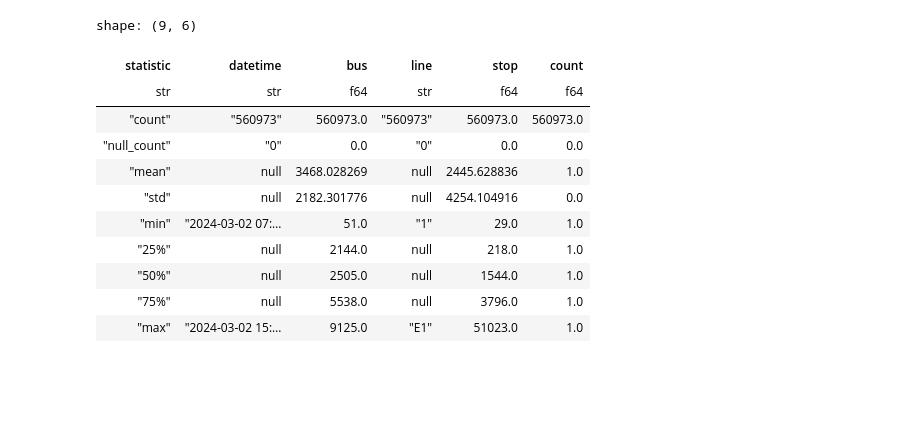
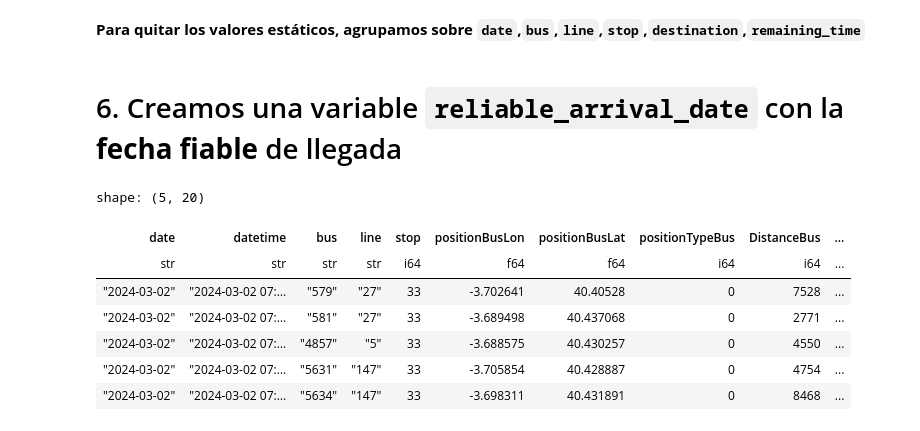
Before and after one commit to oeg-upm/inesdata-mov-data-generation, a Jupyter notebook: docs/notebooks/eda/emt_eda.ipynb, the cells around one changed output. Drawn from its saved outputs; the diff is of its cells as text; code cells hidden in the pictures; blank space fills up the shorter version.

```diff
--- a/docs/notebooks/eda/emt_eda.ipynb
+++ b/docs/notebooks/eda/emt_eda.ipynb
@@ -233,17 +156,2 @@ query_day = lf.group_by(['datetime','bus','line','stop']).count().filter(pl.col(
-# %%
-pk = march_02.group_by(['datetime','bus','line','stop']).count()
-march_02 = pk.filter(pk['count']==1)
-march_02.describe()
-# %% [output]
-shape: (9, 6)
-| statistic | datetime | bus | line | stop | count |
-| str | str | f64 | str | f64 | f64 |
-| "count" | "560973" | 560973.0 | "560973" | 560973.0 | 560973.0 |
-| "null_count" | "0" | 0.0 | "0" | 0.0 | 0.0 |
-| "mean" | null | 3468.028269 | null | 2445.628836 | 1.0 |
-| "std" | null | 2182.301776 | null | 4254.104916 | 0.0 |
-| "min" | "2024-03-02 07:… | 51.0 | "1" | 29.0 | 1.0 |
-| "25%" | null | 2144.0 | null | 218.0 | 1.0 |
-| "50%" | null | 2505.0 | null | 1544.0 | 1.0 |
-| "75%" | null | 5538.0 | null | 3796.0 | 1.0 |
-| "max" | "2024-03-02 15:… | 9125.0 | "E1" | 51023.0 | 1.0 |
+# %% [markdown]
+**Para quitar los valores estáticos, agrupamos sobre `date`,`bus`,`line`,`stop`,`destination`,`remaining_time`**
@@ -249,0 +160,15 @@ shape: (9, 6)
+# %% [markdown]
+# 6. Creamos una variable `reliable_arrival_date` con la **fecha fiable** de llegada
+# %%
+lf_2_march = lf.filter(pl.col('date') == "2024-03-02")
+# %%
+lf_2_march.filter(pl.col('estimateArrive')<2400).head().collect()
+# %% [output]
+shape: (5, 20)
+| date | datetime | bus | line | stop | positionBusLon | positionBusLat | positionTypeBus | DistanceBus | ... |
+| str | str | str | str | i64 | f64 | f64 | i64 | i64 | ... |
+| "2024-03-02" | "2024-03-02 07:… | "579" | "27" | 33 | -3.702641 | 40.40528 | 0 | 7528 | ... |
+| "2024-03-02" | "2024-03-02 07:… | "581" | "27" | 33 | -3.689498 | 40.437068 | 0 | 2771 | ... |
+| "2024-03-02" | "2024-03-02 07:… | "4857" | "5" | 33 | -3.688575 | 40.430257 | 0 | 4550 | ... |
+| "2024-03-02" | "2024-03-02 07:… | "5631" | "147" | 33 | -3.705854 | 40.428887 | 0 | 4754 | ... |
+| "2024-03-02" | "2024-03-02 07:… | "5634" | "147" | 33 | -3.698311 | 40.431891 | 0 | 8468 | ... |
```
Also changed, not shown: parts of 241 cells of this notebook.
